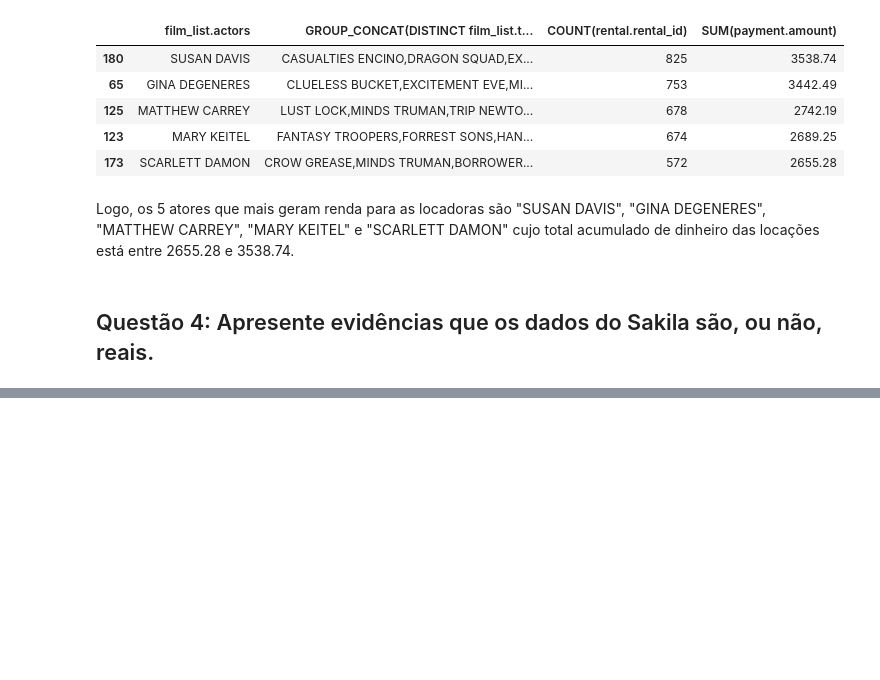
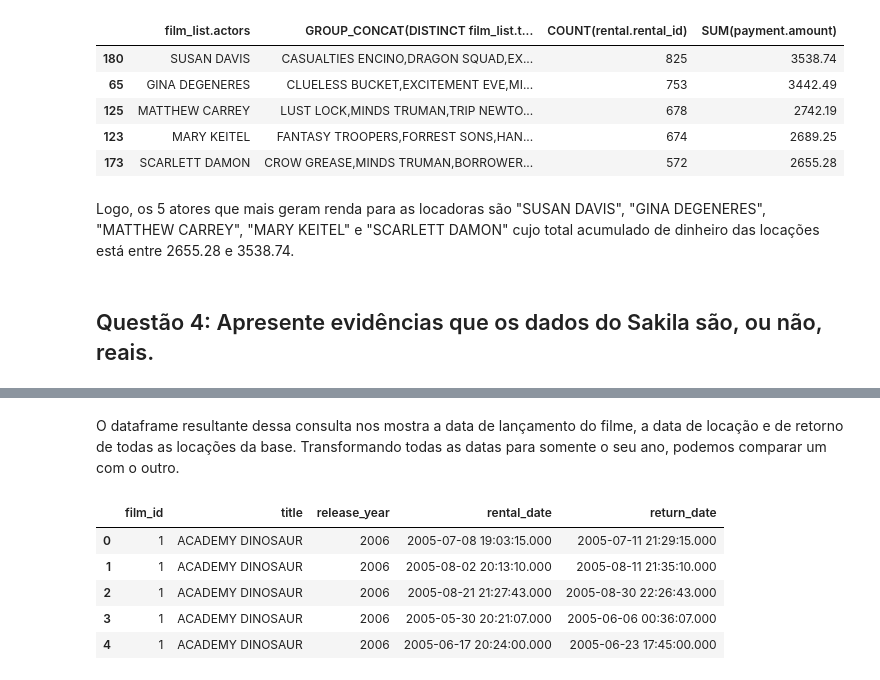
Before and after one commit to iblucher/MAC0459, a Jupyter notebook: Sakila.ipynb, the cells around one changed output, grey strips where cells are left out. Drawn from its saved outputs; the diff is of its cells as text; code cells hidden in the pictures; blank space fills up the shorter version.

```diff
--- a/Sakila.ipynb
+++ b/Sakila.ipynb
@@ -211,0 +228,12 @@ Logo, os 5 atores que mais geram renda para as locadoras são "SUSAN DAVIS", "GI
+# %% [markdown]
+O dataframe resultante dessa consulta nos mostra a data de lançamento do filme, a data de locação e de retorno de todas as locações da base. Transformando todas as datas para somente o seu ano, podemos comparar um com o outro.
+# %%
+q4 = pd.read_csv('q4.csv')
+q4.head()
+# %% [output]
+|  | film_id | title | release_year | rental_date | return_date |
+| 0 | 1 | ACADEMY DINOSAUR | 2006 | 2005-07-08 19:03:15.000 | 2005-07-11 21:29:15.000 |
+| 1 | 1 | ACADEMY DINOSAUR | 2006 | 2005-08-02 20:13:10.000 | 2005-08-11 21:35:10.000 |
+| 2 | 1 | ACADEMY DINOSAUR | 2006 | 2005-08-21 21:27:43.000 | 2005-08-30 22:26:43.000 |
+| 3 | 1 | ACADEMY DINOSAUR | 2006 | 2005-05-30 20:21:07.000 | 2005-06-06 00:36:07.000 |
+| 4 | 1 | ACADEMY DINOSAUR | 2006 | 2005-06-17 20:24:00.000 | 2005-06-23 17:45:00.000 |
```
Also changed, not shown: parts of 13 cells of this notebook.
